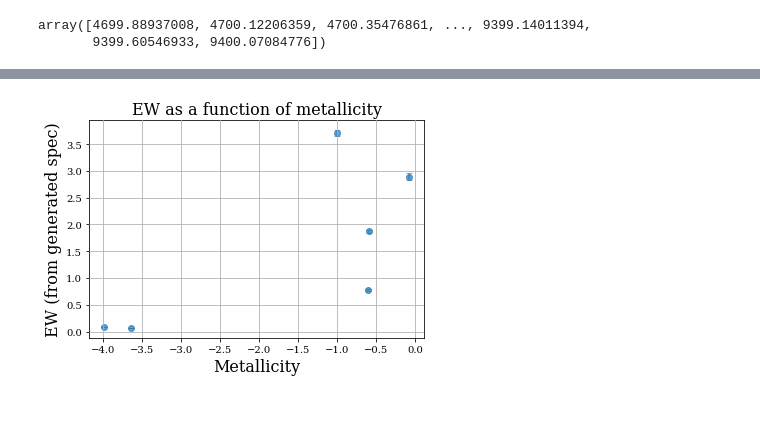
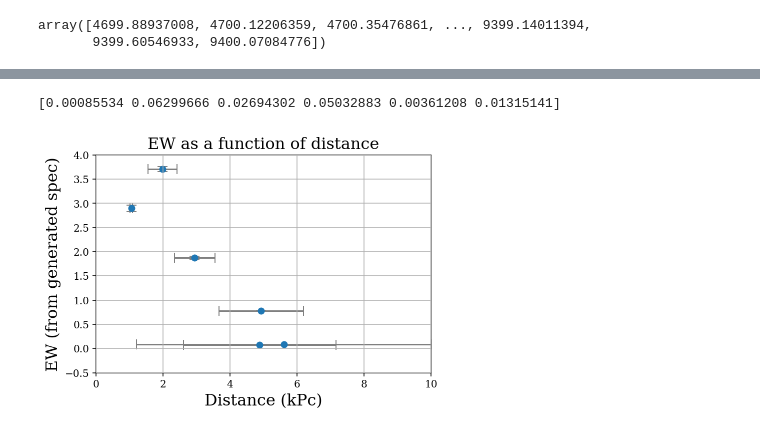
Before and after one commit to rita-png/extinction-ifs, a Jupyter notebook: cubes-Na.ipynb, the cells around one changed output, grey strips where cells are left out. Saved outputs shown, nothing was run; the diff lists cells and outputs as text; code cells hidden in the pictures.

```diff
--- a/cubes-Na.ipynb
+++ b/cubes-Na.ipynb
@@ -58,7 +58,7 @@ if image.ndim == 3:
 mean, median, std = sigma_clipped_stats(image, sigma=20.0)
 
 # using DAOStarFinder to detect stars
-daofind = DAOStarFinder(fwhm=10.0, threshold=1.0*std)
+daofind = DAOStarFinder(fwhm=14.0, threshold=3.0*std)
 sources = daofind(image - median)
 
 x_coords, y_coords = sources['xcentroid'], sources['ycentroid']
@@ -120,7 +216,8 @@ stars_data = pd.DataFrame({
     'parallax_err': out[1],          # Parallax error
     'teff': out[2],                  # Effective temperature
     'logg':out[3],                   # Surface gravity
-    'met': out[4]                    # Metallicity
+    'met': out[4],                   # Metallicity
+    'mag': out[5]                    # Mean magnitude in g-band
 })
 # %%
 stars_data = stars_data.dropna()
@@ -1130,7 +1273,7 @@ array([4699.88937008, 4700.12206359, 4700.35476861, ..., 9399.14011394,
 ew_theoretical=[]
 err_ew_theoretical=[]
 for (wavelength, flux) in specs:
-    val=EW_theoretical_spectra(wavelength*10000, flux,na_rest)
+    val=EW_theoretical_spectra(wavelength*10000, flux,5893,plots=True)
 
     ew_theoretical.append(val[0][0])
     err_ew_theoretical.append(val[1][0])
@@ -1183,11 +1377,17 @@ print(staQrs_data['EW_err'].values)
 # %%
-plt.errorbar(stars_data['met'].values, ew, yerr=stars_data['EW_err'].values, fmt='o', ecolor='gray', alpha=0.7, capsize=3)
+distance = 1 / stars_data['parallax'].values
+ew = stars_data['EW'].values
+distance_uncertainty = (stars_data['parallax_err'].values / stars_data['parallax'].values**2)
 
-
-plt.title("EW as a function of metallicity", fontsize=16)
-plt.xlabel("Metallicity", fontsize=16)
+plt.errorbar(distance, ew, xerr=distance_uncertainty,yerr=stars_data['EW_err'].values, fmt='o', ecolor='gray', capsize=5)
+plt.title("EW as a function of distance", fontsize=16)
+plt.xlabel("Distance (kPc)", fontsize=16)
 plt.ylabel("EW (from generated spec)", fontsize=16)
 plt.grid(True)
-plt.show()
+plt.xlim(0,10)
+plt.ylim(-0.5,4)
+
+print(stars_data['EW_err'].values)
 # %% [output]
+[0.00085534 0.06299666 0.02694302 0.05032883 0.00361208 0.01315141]
-[figure, old version]
+[figure, new version]
```
Also changed, not shown: parts of 30 cells of this notebook, 1 other file.
